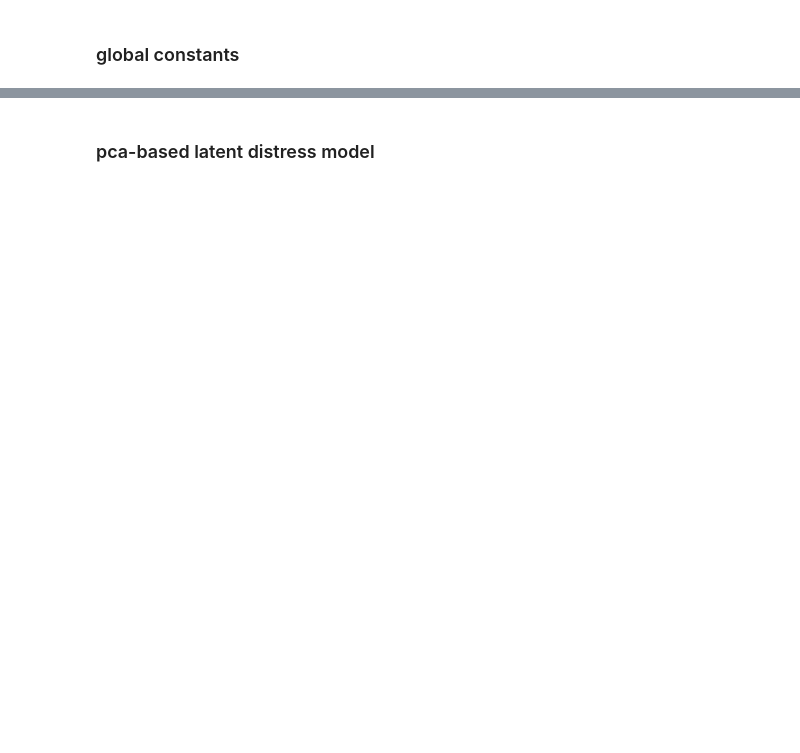
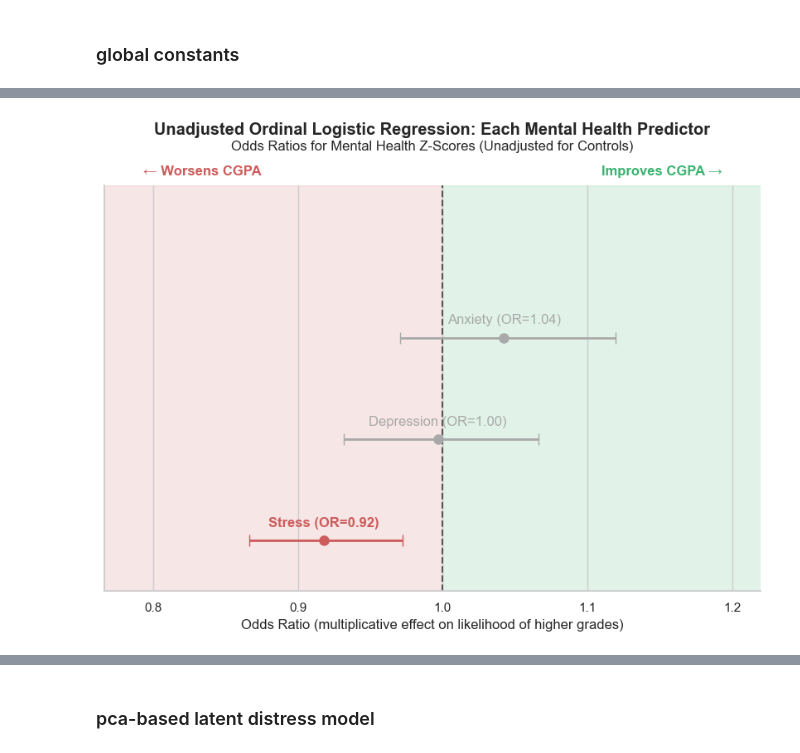
Before and after one commit to manuuu13/data7001_group15_project, a Jupyter notebook: mhp/cda.ipynb, the cells around one changed output, grey strips where cells are left out. Saved outputs shown, nothing was run; the diff lists cells and outputs as text; code cells hidden in the pictures; blank space fills up the shorter version.

```diff
--- a/mhp/cda.ipynb
+++ b/mhp/cda.ipynb
@@ -365,0 +182,31 @@ display(
+# %%
+model_unadjusted = OrderedModel(y, X_num, dists="logit")
+result_unadjusted = model_unadjusted.fit(method="bfgs", disp=False)
+
+conf_unadjusted = result_unadjusted.conf_int()
+results_unadjusted = (
+    pd.DataFrame(
+        {
+            "term": Z_SCORE_COLS,
+            "odds_ratio": np.exp(result_unadjusted.params[Z_SCORE_COLS]),
+            "ci_low": np.exp(conf_unadjusted.loc[Z_SCORE_COLS, 0]),
+            "ci_high": np.exp(conf_unadjusted.loc[Z_SCORE_COLS, 1]),
+            "p_value": result_unadjusted.pvalues[Z_SCORE_COLS],
+        }
+    )
+    .sort_values("odds_ratio")
+    .reset_index(drop=True)
+)
+
+fig, ax = plot_forest(results_unadjusted, "")
+fig.suptitle(
+    "Unadjusted Ordinal Logistic Regression: Each Mental Health Predictor",
+    fontweight="bold",
+    y=1.03,
+)
+ax.set_title(
+    "Odds Ratios for Mental Health Z-Scores (Unadjusted for Controls)", y=1.07
+)
+plt.show()
+# %% [output]
+[figure, added]
```
Also changed, not shown: parts of 32 cells of this notebook, 18 other files.
